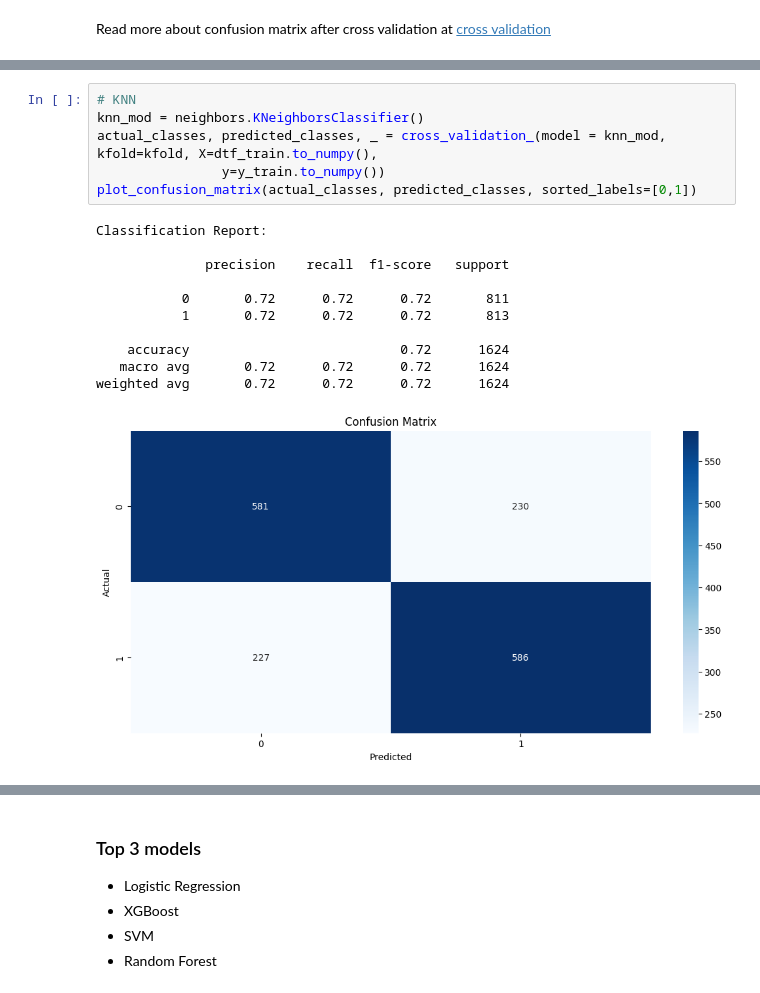
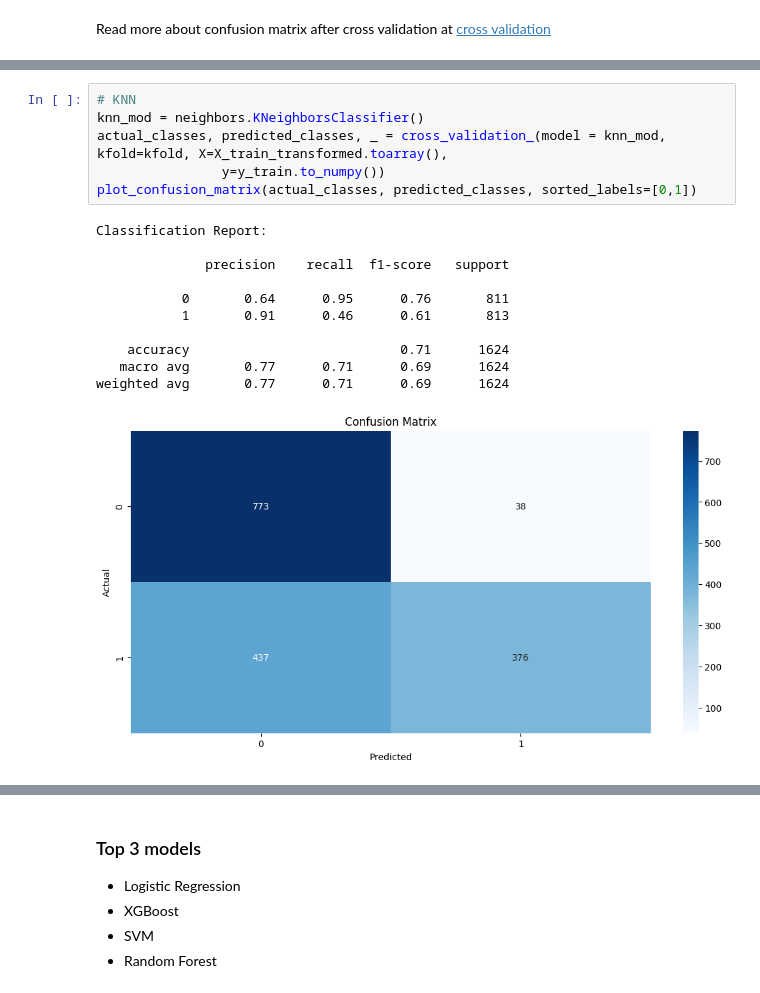
Before and after one commit to eugenebaraka/Predict-Suicidal-Ideation-on-Reddit, a Jupyter notebook: predict suicidal ideation/suicide-classification.ipynb, the cells around one changed output, grey strips where cells are left out. Saved outputs shown, nothing was run; the diff lists cells and outputs as text.

```diff
--- a/predict suicidal ideation/suicide-classification.ipynb
+++ b/predict suicidal ideation/suicide-classification.ipynb
@@ -334,21 +334,21 @@ weighted avg       0.85      0.85      0.85      1624
 # %%
 # KNN
 knn_mod = neighbors.KNeighborsClassifier()
-actual_classes, predicted_classes, _ = cross_validation_(model = knn_mod, kfold=kfold, X=dtf_train.to_numpy(),
+actual_classes, predicted_classes, _ = cross_validation_(model = knn_mod, kfold=kfold, X=X_train_transformed.toarray(),
                 y=y_train.to_numpy())
 plot_confusion_matrix(actual_classes, predicted_classes, sorted_labels=[0,1])
 # %% [output]
 Classification Report:
 
               precision    recall  f1-score   support
 
-           0       0.72      0.72      0.72       811
-           1       0.72      0.72      0.72       813
+           0       0.64      0.95      0.76       811
+           1       0.91      0.46      0.61       813
 
-    accuracy                           0.72      1624
-   macro avg       0.72      0.72      0.72      1624
-weighted avg       0.72      0.72      0.72      1624
+    accuracy                           0.71      1624
+   macro avg       0.77      0.71      0.69      1624
+weighted avg       0.77      0.71      0.69      1624
-[figure, old version]
+[figure, new version]
 # %%
 # Decision Tree
 tree_mod = tree.DecisionTreeClassifier()
```
Also changed, not shown: parts of 23 cells of this notebook, 1 other file.
